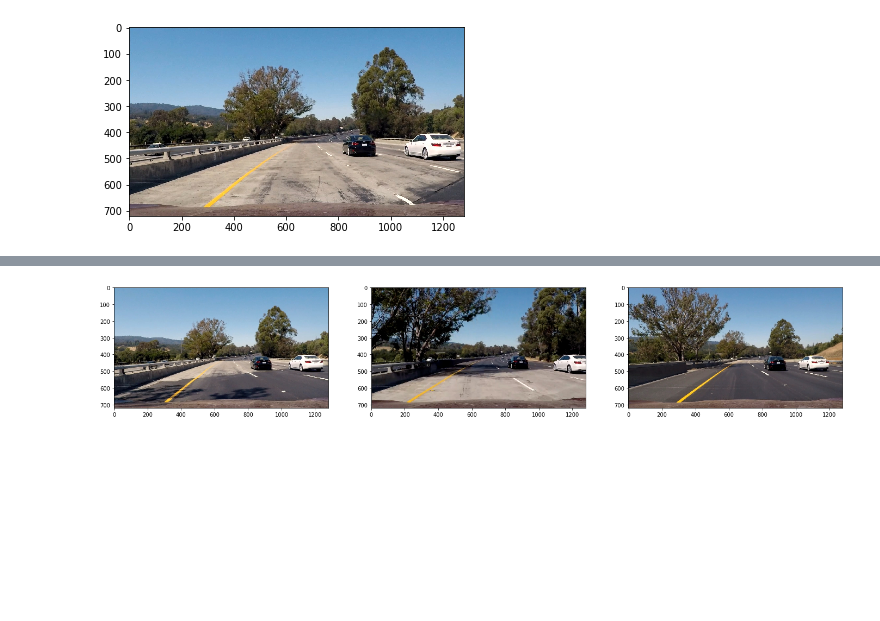
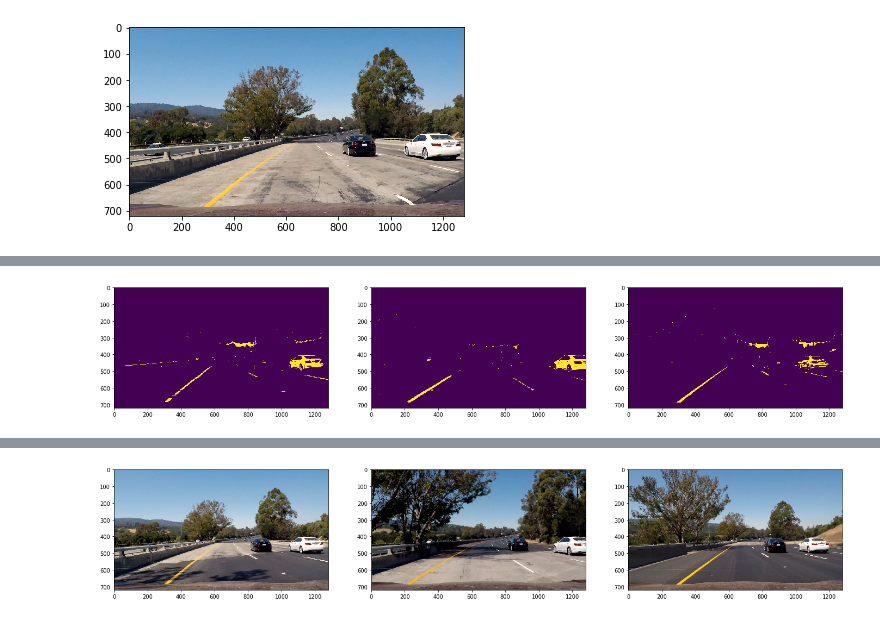
Before and after one commit to bchiang2/CarND-Advanced-Lane-Lines, a Jupyter notebook: Saturate Images.ipynb, the cells around one changed output, grey strips where cells are left out. Saved outputs shown, nothing was run; the diff lists cells and outputs as text; code cells hidden in the pictures; blank space fills up the shorter version.

```diff
--- a/Saturate Images.ipynb
+++ b/Saturate Images.ipynb
@@ -38,9 +45,13 @@ def get_hsv(image):
 # %%
-def get_white_line(image):
+def get_hsv_line(image):
     hsv = cv2.cvtColor(image, cv2.COLOR_BGR2HSV)
-    V = hsv[:, :, 2]
-    thresh = (220,255)
+    H, S, V = [hsv[:, :, i] for i in range(3)]
     binary = np.zeros_like(V)
-    binary[(V > thresh[0]) & (V <= thresh[1])] = 1
+    # White & Yellow
+    binary[((V > 190) & (S <= 20)) | ((H > 90) & (H < 110) & (S > 90) & (V > 200))] = 1
     return binary
+
+plot_images([get_hsv_line(img) for img in images[3:]])
+# %% [output]
+[figure, added]
 # %%
```
Also changed, not shown: parts of 17 cells of this notebook, 12 other files.
